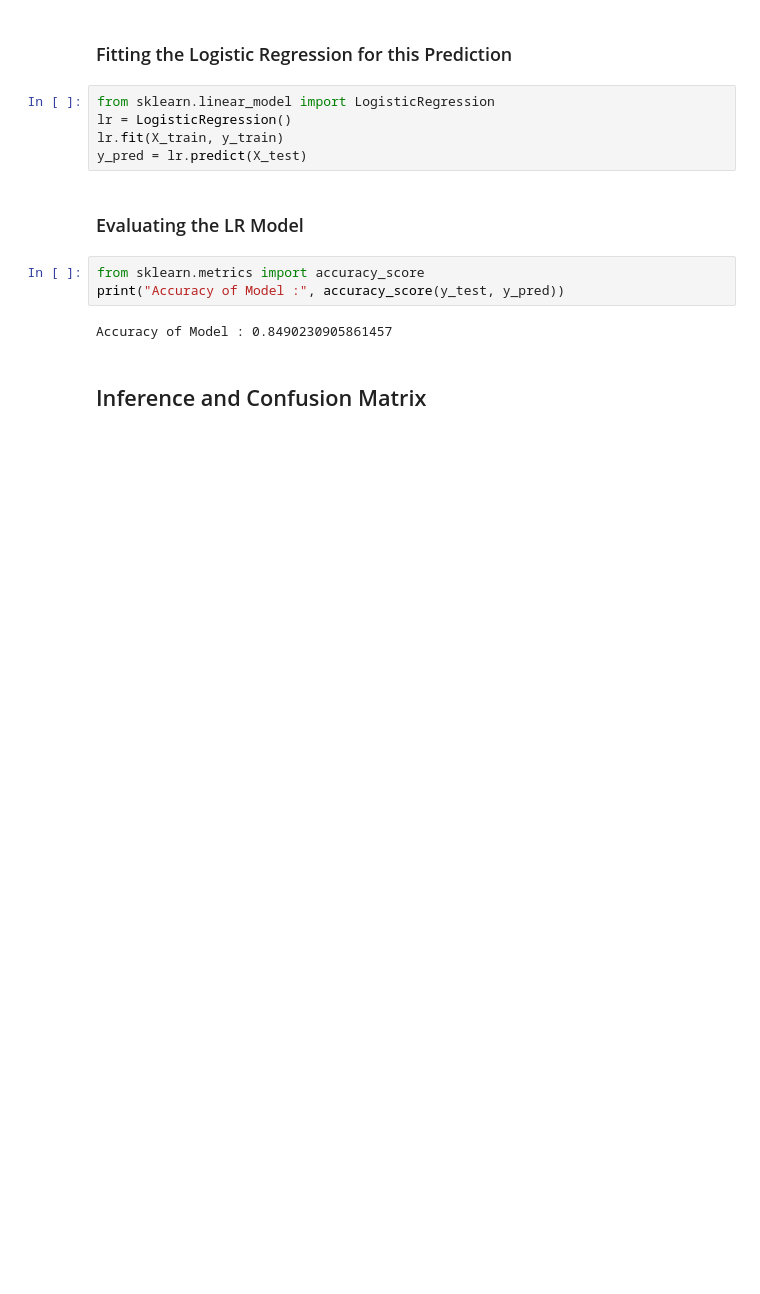
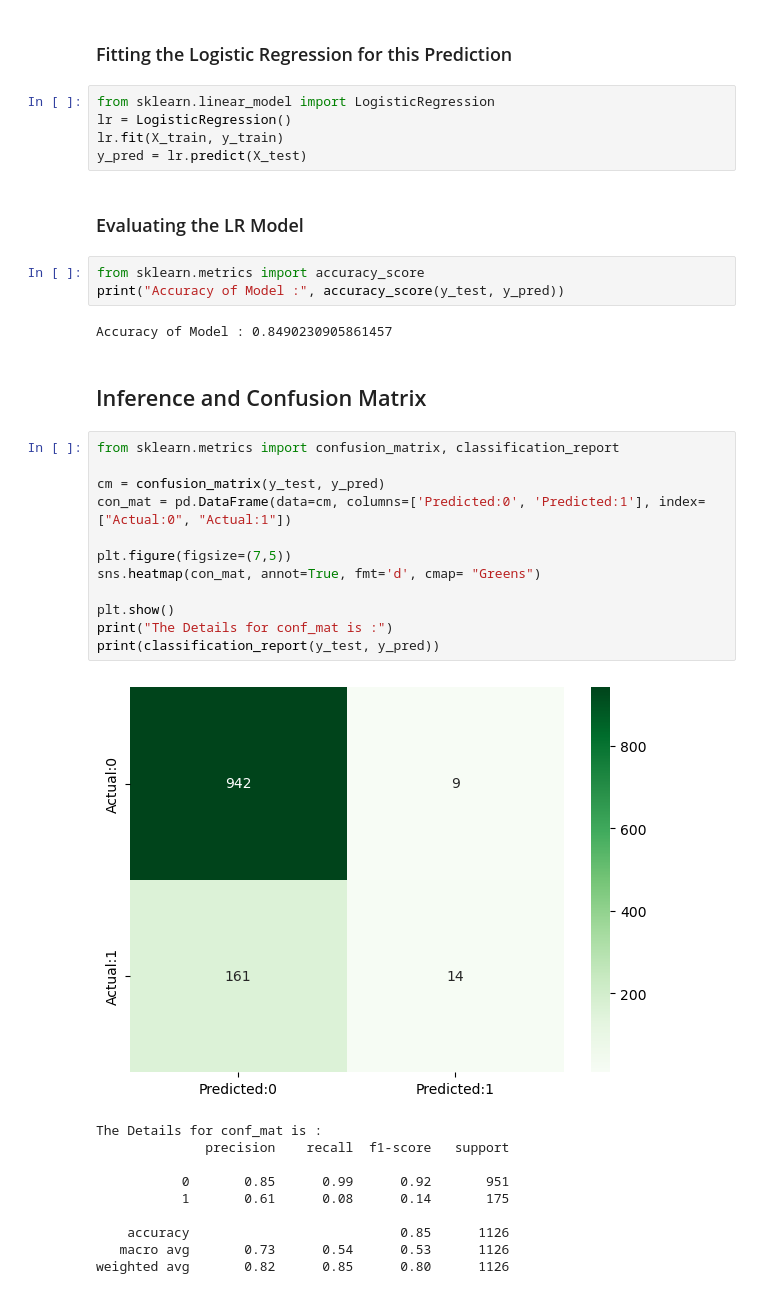
Before and after one commit to Bharadwaj-AP/AIML_Weekly_Project_Repo, a Jupyter notebook: Week-2/Week 2 - Heart Disease Prediction Using Logistic Regression.ipynb, the cells around one changed output. Drawn from its saved outputs; the diff is of its cells as text; blank space fills up the shorter version.

```diff
--- a/Week-2/Week 2 - Heart Disease Prediction Using Logistic Regression.ipynb
+++ b/Week-2/Week 2 - Heart Disease Prediction Using Logistic Regression.ipynb
@@ -84,3 +84,26 @@ print("Accuracy of Model :", accuracy_score(y_test, y_pred))
 Accuracy of Model : 0.8490230905861457
 # %% [markdown]
 ## Inference and Confusion Matrix
+# %%
+from sklearn.metrics import confusion_matrix, classification_report
+
+cm = confusion_matrix(y_test, y_pred)
+con_mat = pd.DataFrame(data=cm, columns=['Predicted:0', 'Predicted:1'], index=["Actual:0", "Actual:1"])
+
+plt.figure(figsize=(7,5))
+sns.heatmap(con_mat, annot=True, fmt='d', cmap= "Greens")
+
+plt.show()
+print("The Details for conf_mat is :")
+print(classification_report(y_test, y_pred))
+# %% [output]
+[figure, added]
+The Details for conf_mat is :
+              precision    recall  f1-score   support
+
+           0       0.85      0.99      0.92       951
+           1       0.61      0.08      0.14       175
+
+    accuracy                           0.85      1126
+   macro avg       0.73      0.54      0.53      1126
+weighted avg       0.82      0.85      0.80      1126
```
